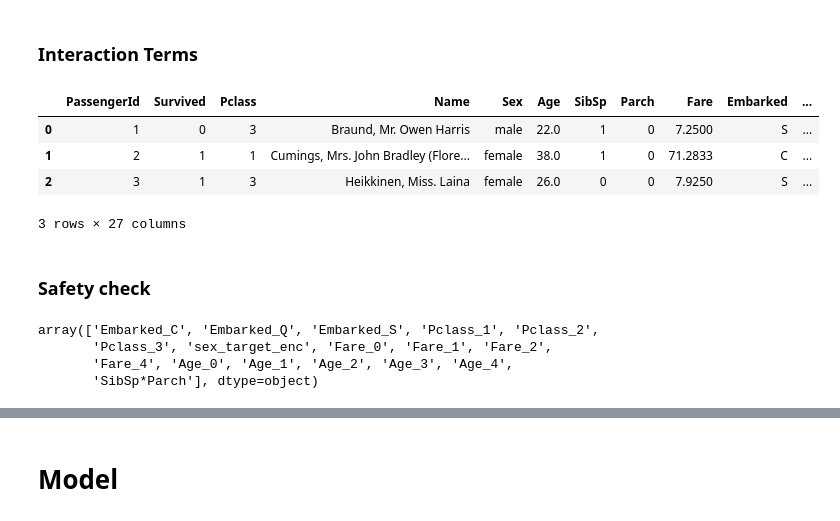
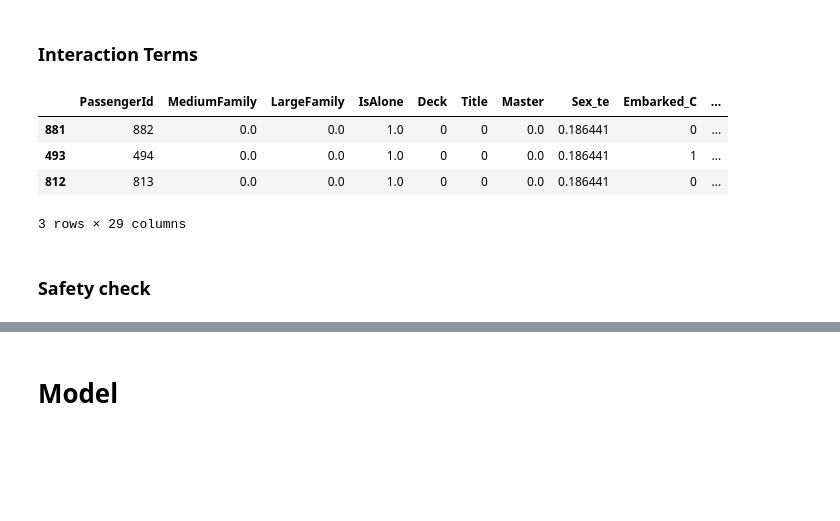
Before and after one commit to senzelden/projects, a Jupyter notebook: week_02/titanic/titanic_full_workflow.ipynb, the cells around one changed output, grey strips where cells are left out. Cells and saved outputs as stored; diff of their text form; code cells hidden in the pictures; blank space fills up the shorter version.

```diff
--- a/week_02/titanic/titanic_full_workflow.ipynb
+++ b/week_02/titanic/titanic_full_workflow.ipynb
@@ -110,0 +613,7 @@ dtype: int64
+# %%
+qcut_features = ['Fare']
+
+for feat in qcut_features:
+    qcutting_inplace(X_train, feat, 'FareQCut', q=5, precision=1)
+    qcutting_inplace(X_test, feat, 'FareQCut', q=5, precision=1)
+    qcutting_inplace(X_test_2, feat, 'FareQCut', q=5, precision=1)
@@ -122,0 +674,7 @@ test_df = onehot(test_df, 'Embarked')
+# %%
+one_hot_features = ['Embarked', 'Pclass', 'AgeCut', 'FareQCut']
+
+for feat in one_hot_features:
+    X_train = onehot(X_train, feat)
+    X_test = onehot(X_test, feat)
+    X_test_2 = onehot(X_test_2, feat)
@@ -220,5 +695,5 @@ train_df.tail(100)
 ### Scaling
 # %%
 def scaling(df, col):
-    scaled_col = (train_df[col] - train_df[col].min()) / (train_df[col].max() - train_df[col].min()) # scale based on training set
+    scaled_col = (X_train[col] - X_train[col].min()) / (X_train[col].max() - X_train[col].min()) # scale based on training set
     return scaled_col
@@ -246,0 +700,7 @@ test_df
+# %%
+scaling_features = []
+
+for feat in scaling_features:
+    X_train[f'{feat}_scaled'] = scaling(X_train, feat)
+    X_test['{feat}_scaled'] = scaling(X_test, feat)
+    X_test_2['{feat}_scaled'] = scaling(X_test_2, feat)
@@ -252,18 +737,10 @@ test_df['SibSp*Parch'] = test_df['SibSp'] * test_df['Parch'].astype(int)
 # %%
-train_df.head(3)
+X_train.head(3)
 # %% [output]
-|  | PassengerId | Survived | Pclass | Name | Sex | Age | SibSp | Parch | Fare | Embarked | ... |
-| 0 | 1 | 0 | 3 | Braund, Mr. Owen Harris | male | 22.0 | 1 | 0 | 7.2500 | S | ... |
-| 1 | 2 | 1 | 1 | Cumings, Mrs. John Bradley (Flore... | female | 38.0 | 1 | 0 | 71.2833 | C | ... |
-| 2 | 3 | 1 | 3 | Heikkinen, Miss. Laina | female | 26.0 | 0 | 0 | 7.9250 | S | ... |
+|  | PassengerId | MediumFamily | LargeFamily | IsAlone | Deck | Title | Master | Sex_te | Embarked_C | ... |
+| 881 | 882 | 0.0 | 0.0 | 1.0 | 0 | 0 | 0.0 | 0.186441 | 0 | ... |
+| 493 | 494 | 0.0 | 0.0 | 1.0 | 0 | 0 | 0.0 | 0.186441 | 1 | ... |
+| 812 | 813 | 0.0 | 0.0 | 1.0 | 0 | 0 | 0.0 | 0.186441 | 0 | ... |
-3 rows × 27 columns
+3 rows × 29 columns
 # %% [markdown]
 ### Safety check
-# %%
-new_features = train_df.columns.values[10:]
-new_features
-# %% [output]
-array(['Embarked_C', 'Embarked_Q', 'Embarked_S', 'Pclass_1', 'Pclass_2',
-       'Pclass_3', 'sex_target_enc', 'Fare_0', 'Fare_1', 'Fare_2',
-       'Fare_4', 'Age_0', 'Age_1', 'Age_2', 'Age_3', 'Age_4',
-       'SibSp*Parch'], dtype=object)
```
Also changed, not shown: parts of 172 cells of this notebook, 1 other file.
